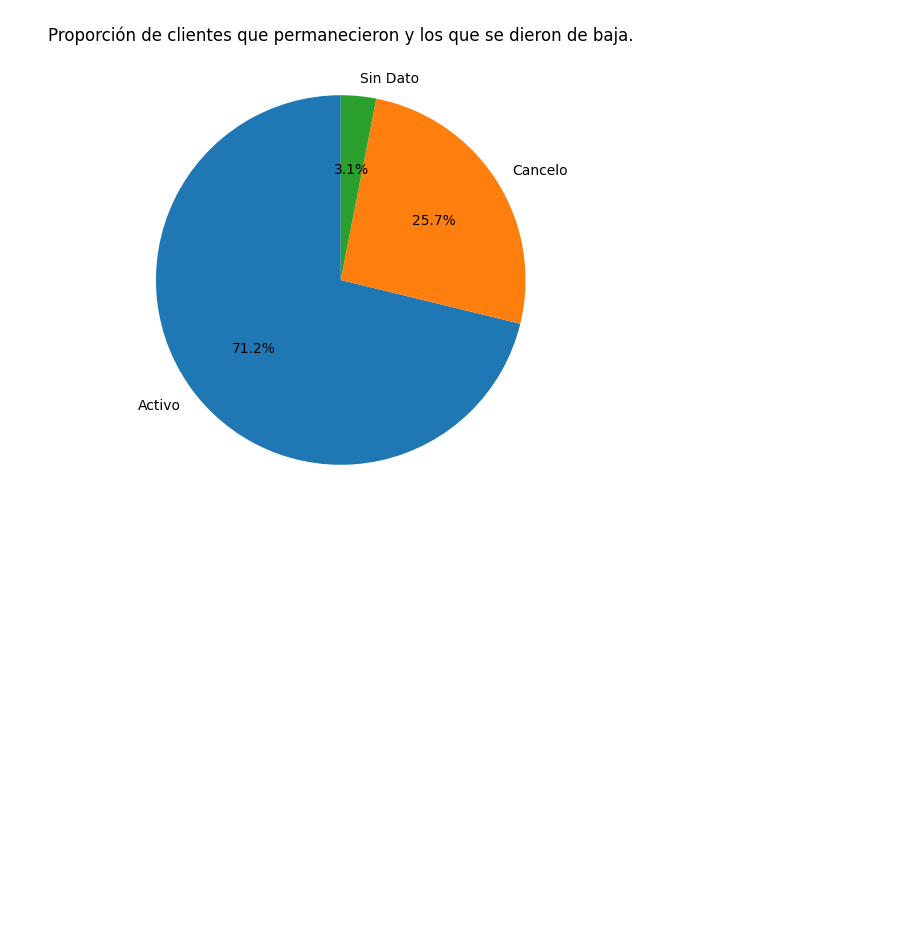
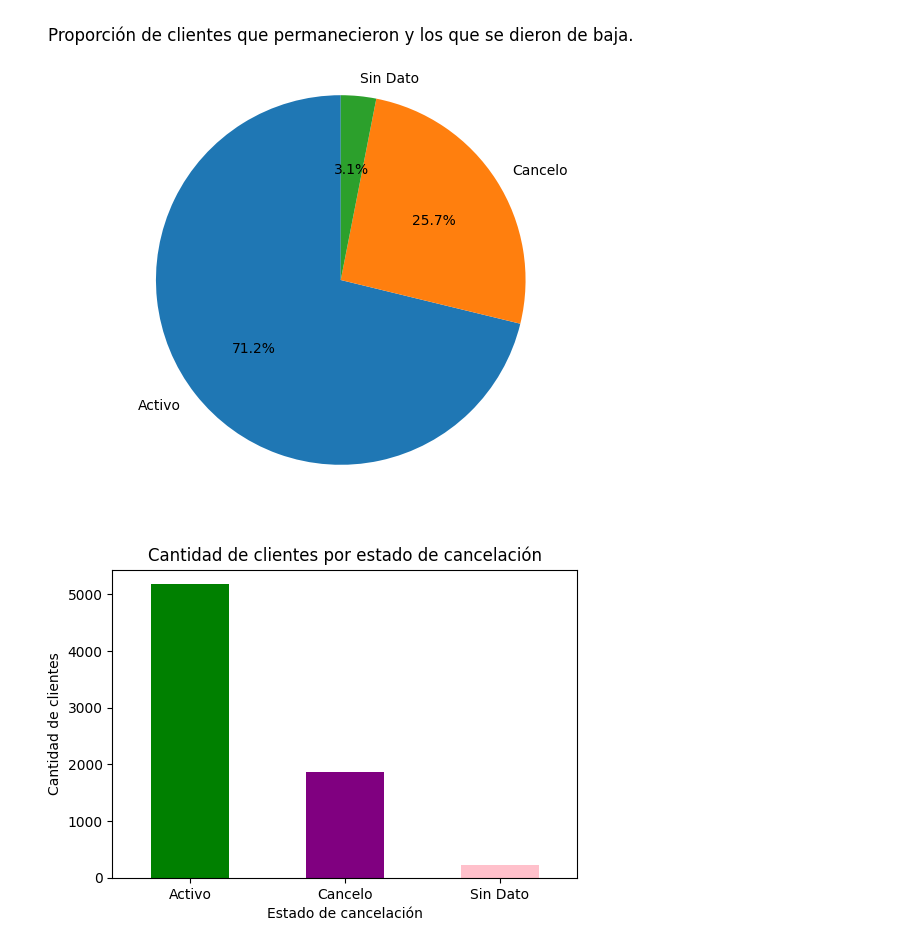
Before and after one commit to patinohoyosgisell/Challenge_Telecom_X, a Jupyter notebook: Challenge_Telecom_XV1.ipynb, the cells around one changed output. Drawn from its saved outputs; the diff is of its cells as text; code cells hidden in the pictures; blank space fills up the shorter version.

Commit message:
Visualización de datos, estadística descriptiva

```diff
--- a/Challenge_Telecom_XV1.ipynb
+++ b/Challenge_Telecom_XV1.ipynb
@@ -349,3 +349,14 @@ plt.title('Proporción de clientes que permanecieron y los que se dieron de baja
 plt.show()
 # %% [output]
 [figure]
+# %%
+plt.figure(figsize=(6, 4))
+cancelacion_part.plot(kind='bar', color=['green', 'purple', 'pink'])
+plt.title("Cantidad de clientes por estado de cancelación")
+labels=['Activo','Cancelo', 'Sin Dato']
+plt.xlabel("Estado de cancelación")
+plt.ylabel("Cantidad de clientes")
+plt.xticks(ticks=cancelacion_part.index, labels=labels, rotation=0)
+plt.show()
+# %% [output]
+[figure, added]
```
Also changed, not shown: parts of 36 cells of this notebook.
